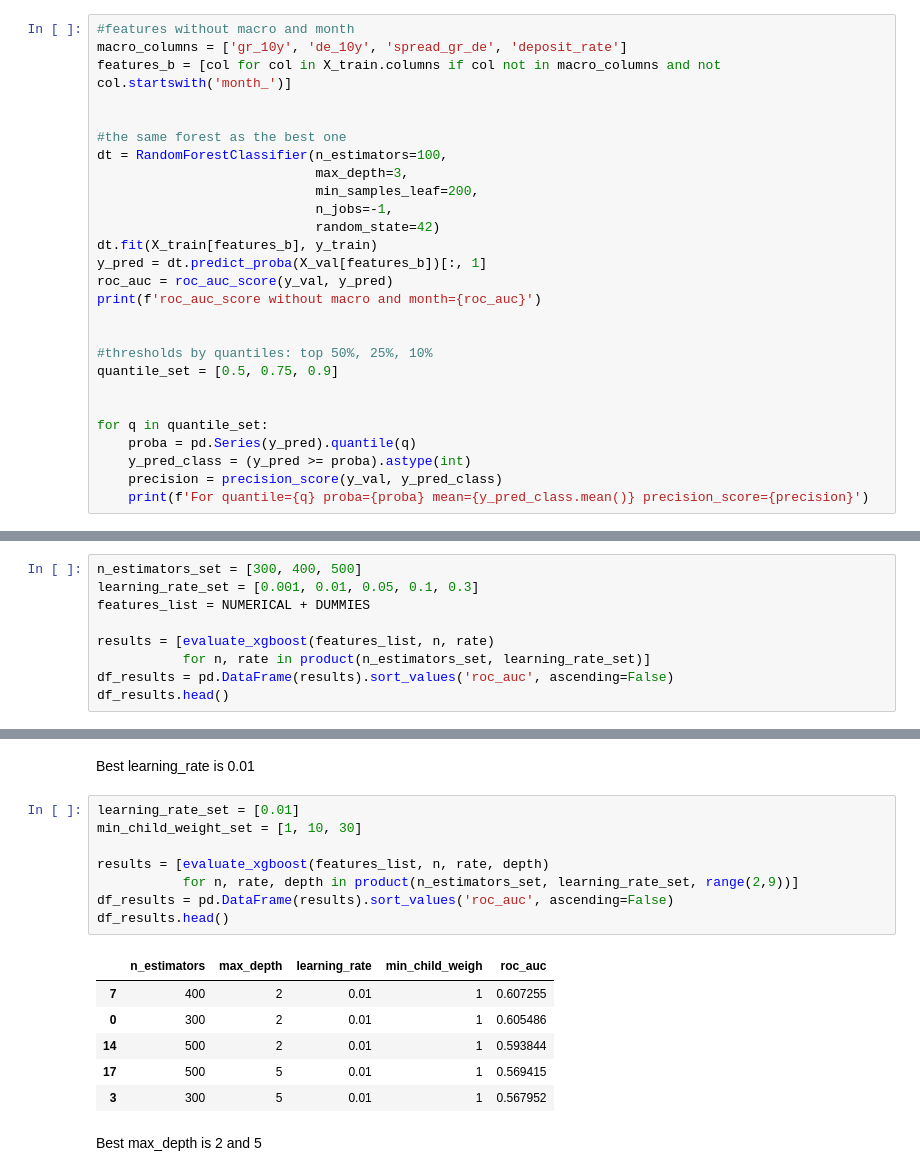
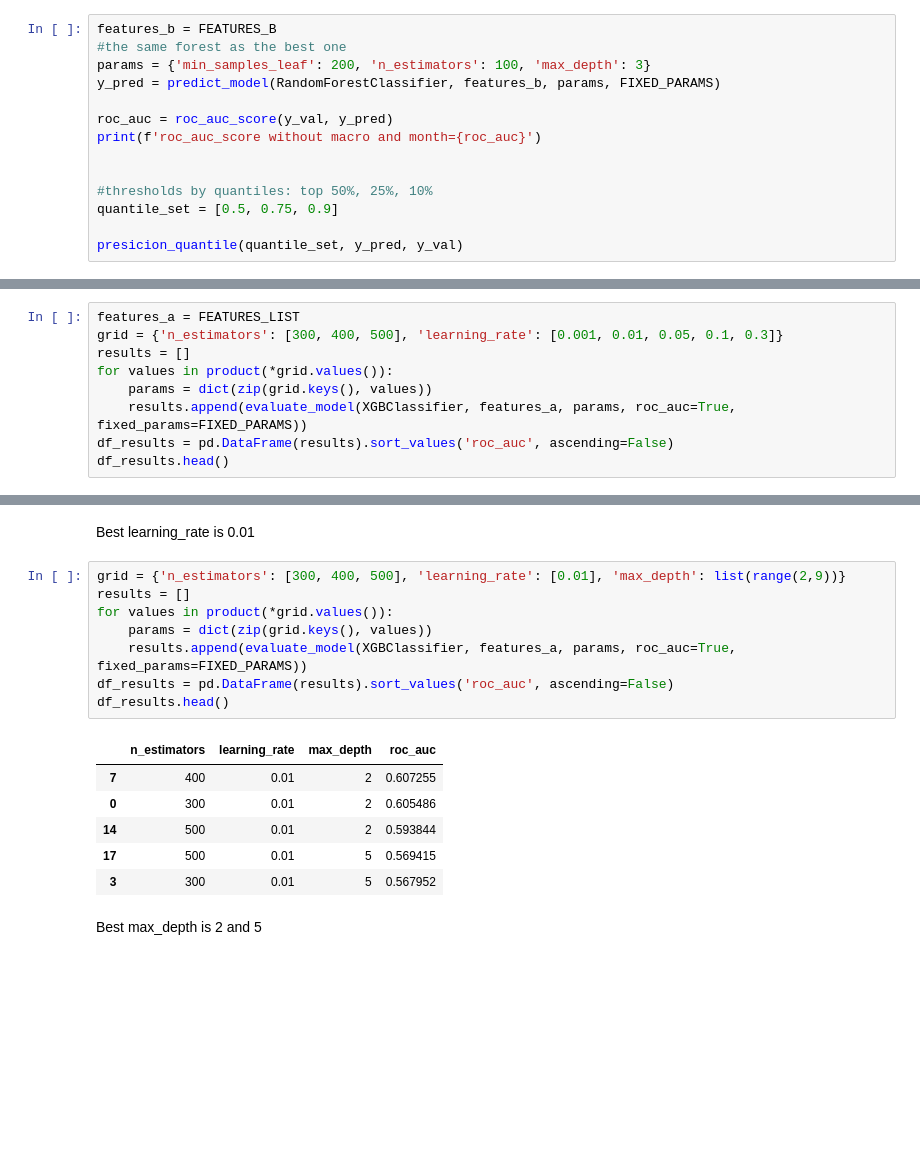
Before and after one commit to SunnyFoxxy/greek_stocks_ml_trading, a Jupyter notebook: notebooks/04_model.ipynb, the cells around one changed output, grey strips where cells are left out. Drawn from its saved outputs; the diff is of its cells as text; blank space fills up the shorter version.

```diff
--- a/notebooks/04_model.ipynb
+++ b/notebooks/04_model.ipynb
@@ -243,17 +356,9 @@ dtype: float64
 # %%
-#features without macro and month
-macro_columns = ['gr_10y', 'de_10y', 'spread_gr_de', 'deposit_rate']
-features_b = [col for col in X_train.columns if col not in macro_columns and not col.startswith('month_')]
+features_b = FEATURES_B
+#the same forest as the best one
+params = {'min_samples_leaf': 200, 'n_estimators': 100, 'max_depth': 3}
+y_pred = predict_model(RandomForestClassifier, features_b, params, FIXED_PARAMS)
 
-
-#the same forest as the best one
-dt = RandomForestClassifier(n_estimators=100,
-                            max_depth=3,
-                            min_samples_leaf=200,
-                            n_jobs=-1,
-                            random_state=42)
-dt.fit(X_train[features_b], y_train)
-y_pred = dt.predict_proba(X_val[features_b])[:, 1]
 roc_auc = roc_auc_score(y_val, y_pred)
 print(f'roc_auc_score without macro and month={roc_auc}')
 
@@ -261,12 +366,7 @@ print(f'roc_auc_score without macro and month={roc_auc}')
 #thresholds by quantiles: top 50%, 25%, 10%
 quantile_set = [0.5, 0.75, 0.9]
 
-
-for q in quantile_set:
-    proba = pd.Series(y_pred).quantile(q)
-    y_pred_class = (y_pred >= proba).astype(int)
-    precision = precision_score(y_val, y_pred_class)
-    print(f'For quantile={q} proba={proba} mean={y_pred_class.mean()} precision_score={precision}')
+presicion_quantile(quantile_set, y_pred, y_val)
 # %% [output]
 roc_auc_score without macro and month=0.5371762753759859
 For quantile=0.5 proba=0.5633557931961363 mean=0.5004072987943956 precision_score=0.5993814097346574
@@ -290,10 +377,10 @@ def evaluate_xgboost(features_list, n_estimators, learning_rate=0.3, max_depth=6
 # %%
-n_estimators_set = [300, 400, 500]
-learning_rate_set = [0.001, 0.01, 0.05, 0.1, 0.3]
-features_list = NUMERICAL + DUMMIES
-
-results = [evaluate_xgboost(features_list, n, rate)
-           for n, rate in product(n_estimators_set, learning_rate_set)]
+features_a = FEATURES_LIST
+grid = {'n_estimators': [300, 400, 500], 'learning_rate': [0.001, 0.01, 0.05, 0.1, 0.3]}
+results = []
+for values in product(*grid.values()):
+    params = dict(zip(grid.keys(), values))
+    results.append(evaluate_model(XGBClassifier, features_a, params, roc_auc=True, fixed_params=FIXED_PARAMS))
 df_results = pd.DataFrame(results).sort_values('roc_auc', ascending=False)
 df_results.head()
 # %% [output]
@@ -306,20 +393,20 @@ df_results.head()
 # %% [markdown]
 Best learning_rate is 0.01
 # %%
-learning_rate_set = [0.01]
-min_child_weight_set = [1, 10, 30]
-
-results = [evaluate_xgboost(features_list, n, rate, depth)
-           for n, rate, depth in product(n_estimators_set, learning_rate_set, range(2,9))]
+grid = {'n_estimators': [300, 400, 500], 'learning_rate': [0.01], 'max_depth': list(range(2,9))}
+results = []
+for values in product(*grid.values()):
+    params = dict(zip(grid.keys(), values))
+    results.append(evaluate_model(XGBClassifier, features_a, params, roc_auc=True, fixed_params=FIXED_PARAMS))
 df_results = pd.DataFrame(results).sort_values('roc_auc', ascending=False)
 df_results.head()
 # %% [output]
-|  | n_estimators | max_depth | learning_rate | min_child_weigh | roc_auc |
-| 7 | 400 | 2 | 0.01 | 1 | 0.607255 |
-| 0 | 300 | 2 | 0.01 | 1 | 0.605486 |
-| 14 | 500 | 2 | 0.01 | 1 | 0.593844 |
-| 17 | 500 | 5 | 0.01 | 1 | 0.569415 |
-| 3 | 300 | 5 | 0.01 | 1 | 0.567952 |
+|  | n_estimators | learning_rate | max_depth | roc_auc |
+| 7 | 400 | 0.01 | 2 | 0.607255 |
+| 0 | 300 | 0.01 | 2 | 0.605486 |
+| 14 | 500 | 0.01 | 2 | 0.593844 |
+| 17 | 500 | 0.01 | 5 | 0.569415 |
+| 3 | 300 | 0.01 | 5 | 0.567952 |
 # %% [markdown]
 Best max_depth is 2 and 5
 # %%
```
Also changed, not shown: parts of 37 cells of this notebook.
